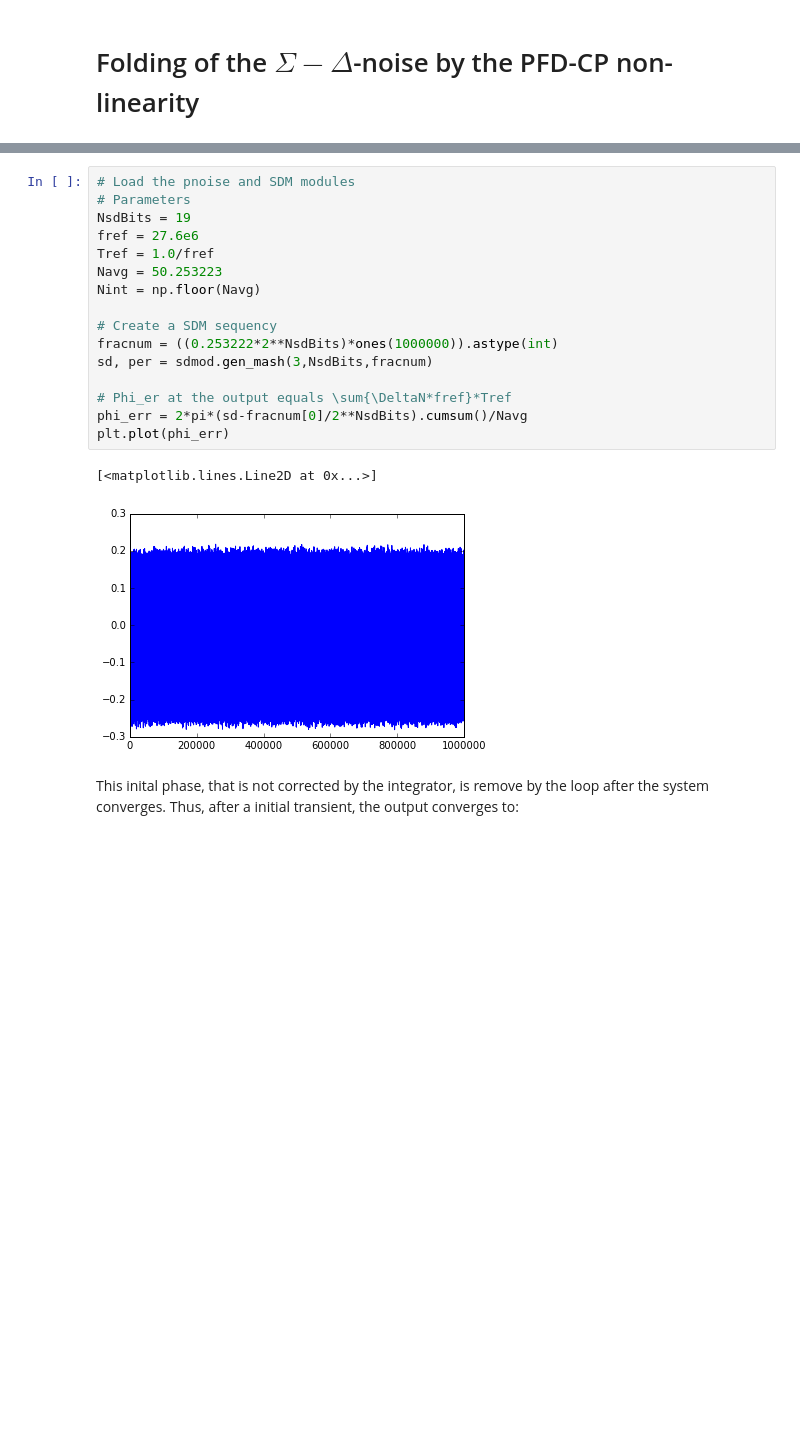
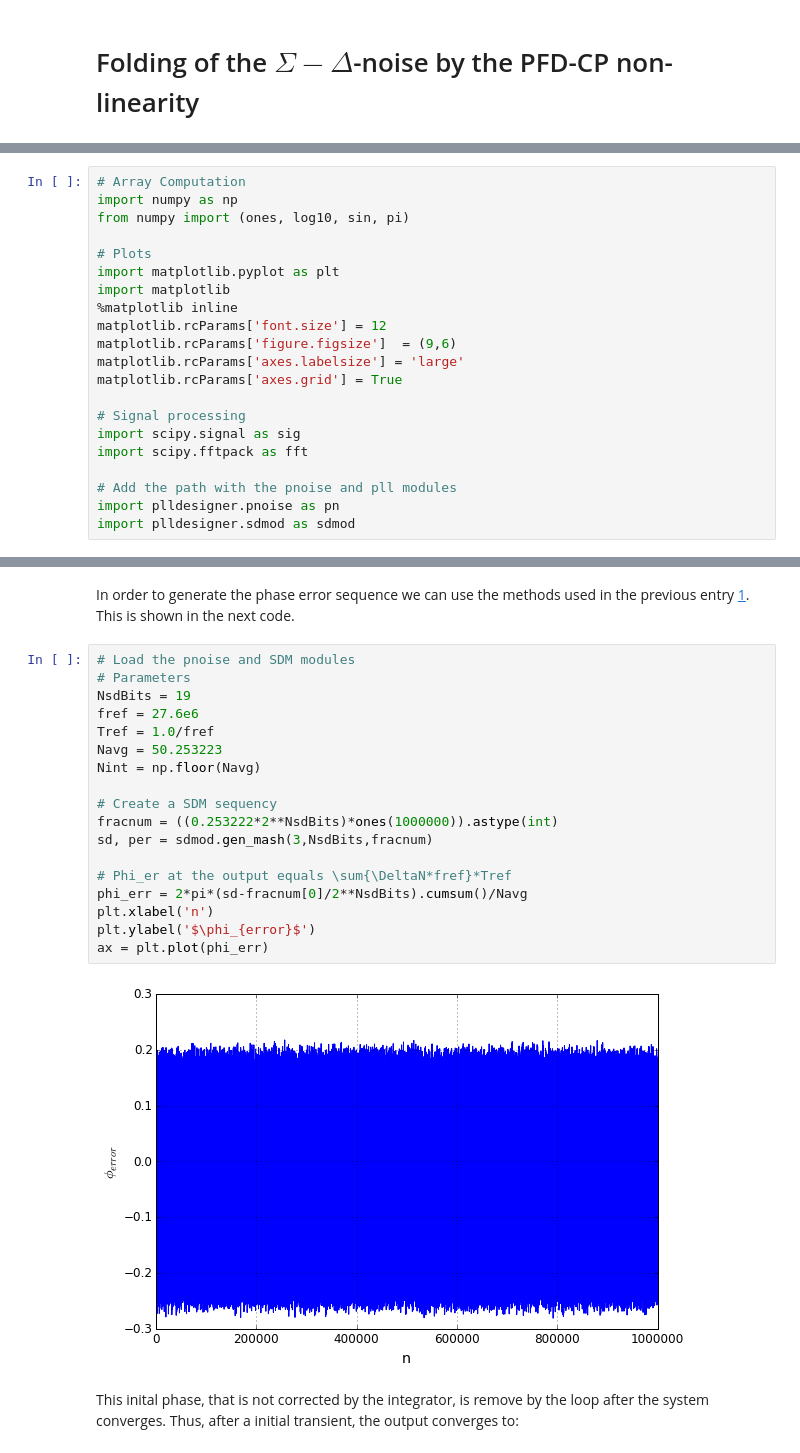
Before and after one commit to ivan33609/plldesigner, a Jupyter notebook: notebooks/Linearity.ipynb, the cells around one changed output, grey strips where cells are left out. Cells and saved outputs as stored; diff of their text form; blank space fills up the shorter version.

```diff
--- a/notebooks/Linearity.ipynb
+++ b/notebooks/Linearity.ipynb
@@ -82,0 +47,21 @@ plt.ylabel('$\phi_{out}$')
+# %%
+# Array Computation
+import numpy as np
+from numpy import (ones, log10, sin, pi)
+
+# Plots
+import matplotlib.pyplot as plt
+import matplotlib
+%matplotlib inline
+matplotlib.rcParams['font.size'] = 12
+matplotlib.rcParams['figure.figsize']  = (9,6)
+matplotlib.rcParams['axes.labelsize'] = 'large'
+matplotlib.rcParams['axes.grid'] = True
+
+# Signal processing
+import scipy.signal as sig
+import scipy.fftpack as fft
+
+# Add the path with the pnoise and pll modules
+import plldesigner.pnoise as pn
+import plldesigner.sdmod as sdmod
@@ -83,22 +90,25 @@ plt.ylabel('$\phi_{out}$')
+# %% [markdown]
+In order to generate the phase error sequence we can use the methods used in the previous entry [1](http://jfosorio.github.io/blog/2014/06/09/sigma-delta-modulator-phase-noise-in-fractional-n-plls/). This is shown in the next code.
 # %%
 # Load the pnoise and SDM modules
 # Parameters
 NsdBits = 19
 fref = 27.6e6
 Tref = 1.0/fref
 Navg = 50.253223
 Nint = np.floor(Navg)
 
 # Create a SDM sequency
 fracnum = ((0.253222*2**NsdBits)*ones(1000000)).astype(int)
 sd, per = sdmod.gen_mash(3,NsdBits,fracnum)
 
 # Phi_er at the output equals \sum{\DeltaN*fref}*Tref
 phi_err = 2*pi*(sd-fracnum[0]/2**NsdBits).cumsum()/Navg
-plt.plot(phi_err)
+plt.xlabel('n')
+plt.ylabel('$\phi_{error}$')
+ax = plt.plot(phi_err)
 # %% [output]
-[<matplotlib.lines.Line2D at 0x...>]
-[figure, old version]
+[figure, new version]
 # %% [markdown]
 This inital phase, that is not corrected by the integrator, is remove by the loop after the system converges. Thus, after a initial transient, the output converges to:
 # %%
```
Also changed, not shown: parts of 17 cells of this notebook.
